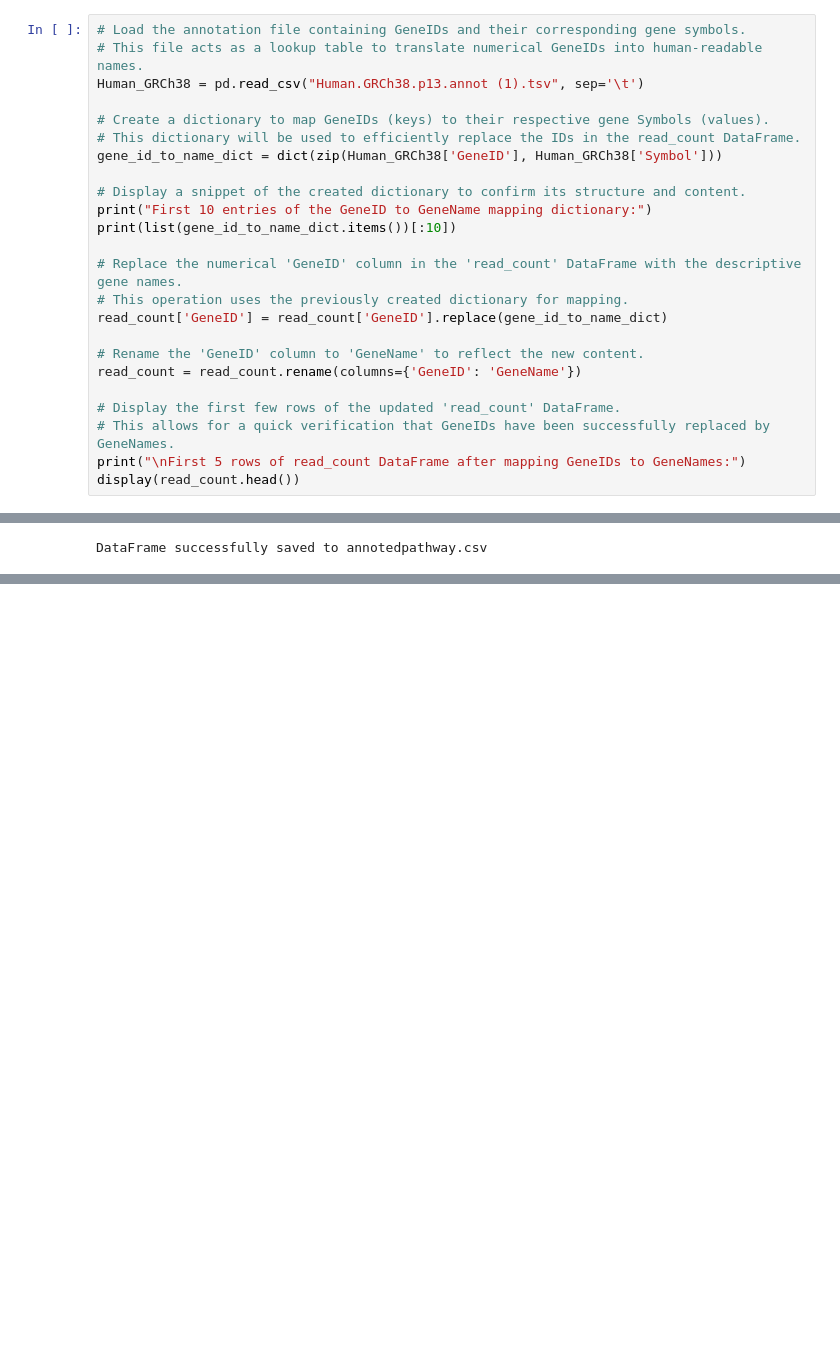
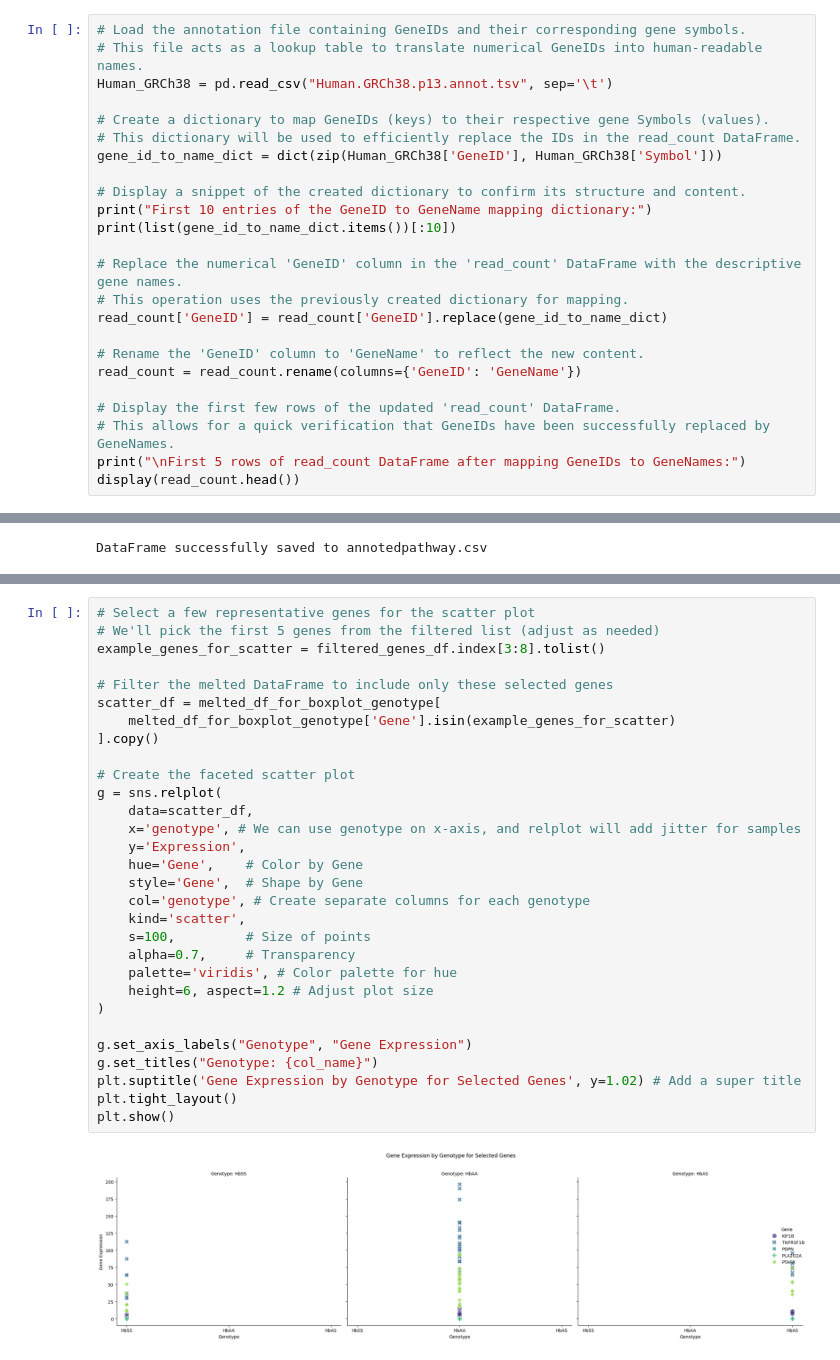
Before and after one commit to Edem-m/JaxProject_Edem-Jaimie, a Jupyter notebook: Jaxproject_Edem_Jaimie.ipynb, the cells around one changed output, grey strips where cells are left out. Saved outputs shown, nothing was run; the diff lists cells and outputs as text; blank space fills up the shorter version.

```diff
--- a/Jaxproject_Edem_Jaimie.ipynb
+++ b/Jaxproject_Edem_Jaimie.ipynb
@@ -401,7 +389,7 @@ metadata.head(66)
 # %%
 # Load the annotation file containing GeneIDs and their corresponding gene symbols.
 # This file acts as a lookup table to translate numerical GeneIDs into human-readable names.
-Human_GRCh38 = pd.read_csv("Human.GRCh38.p13.annot (1).tsv", sep='\t')
+Human_GRCh38 = pd.read_csv("Human.GRCh38.p13.annot.tsv", sep='\t')
 
 # Create a dictionary to map GeneIDs (keys) to their respective gene Symbols (values).
 # This dictionary will be used to efficiently replace the IDs in the read_count DataFrame.
@@ -694,0 +846,32 @@ Sample information DataFrame with cleaned titles and sample IDs:
+# %%
+# Select a few representative genes for the scatter plot
+# We'll pick the first 5 genes from the filtered list (adjust as needed)
+example_genes_for_scatter = filtered_genes_df.index[3:8].tolist()
+
+# Filter the melted DataFrame to include only these selected genes
+scatter_df = melted_df_for_boxplot_genotype[
+    melted_df_for_boxplot_genotype['Gene'].isin(example_genes_for_scatter)
+].copy()
+
+# Create the faceted scatter plot
+g = sns.relplot(
+    data=scatter_df,
+    x='genotype', # We can use genotype on x-axis, and relplot will add jitter for samples
+    y='Expression',
+    hue='Gene',    # Color by Gene
+    style='Gene',  # Shape by Gene
+    col='genotype', # Create separate columns for each genotype
+    kind='scatter',
+    s=100,         # Size of points
+    alpha=0.7,     # Transparency
+    palette='viridis', # Color palette for hue
+    height=6, aspect=1.2 # Adjust plot size
+)
+
+g.set_axis_labels("Genotype", "Gene Expression")
+g.set_titles("Genotype: {col_name}")
+plt.suptitle('Gene Expression by Genotype for Selected Genes', y=1.02) # Add a super title
+plt.tight_layout()
+plt.show()
+# %% [output]
+[figure, added]
```
Also changed, not shown: parts of 21 cells of this notebook.
